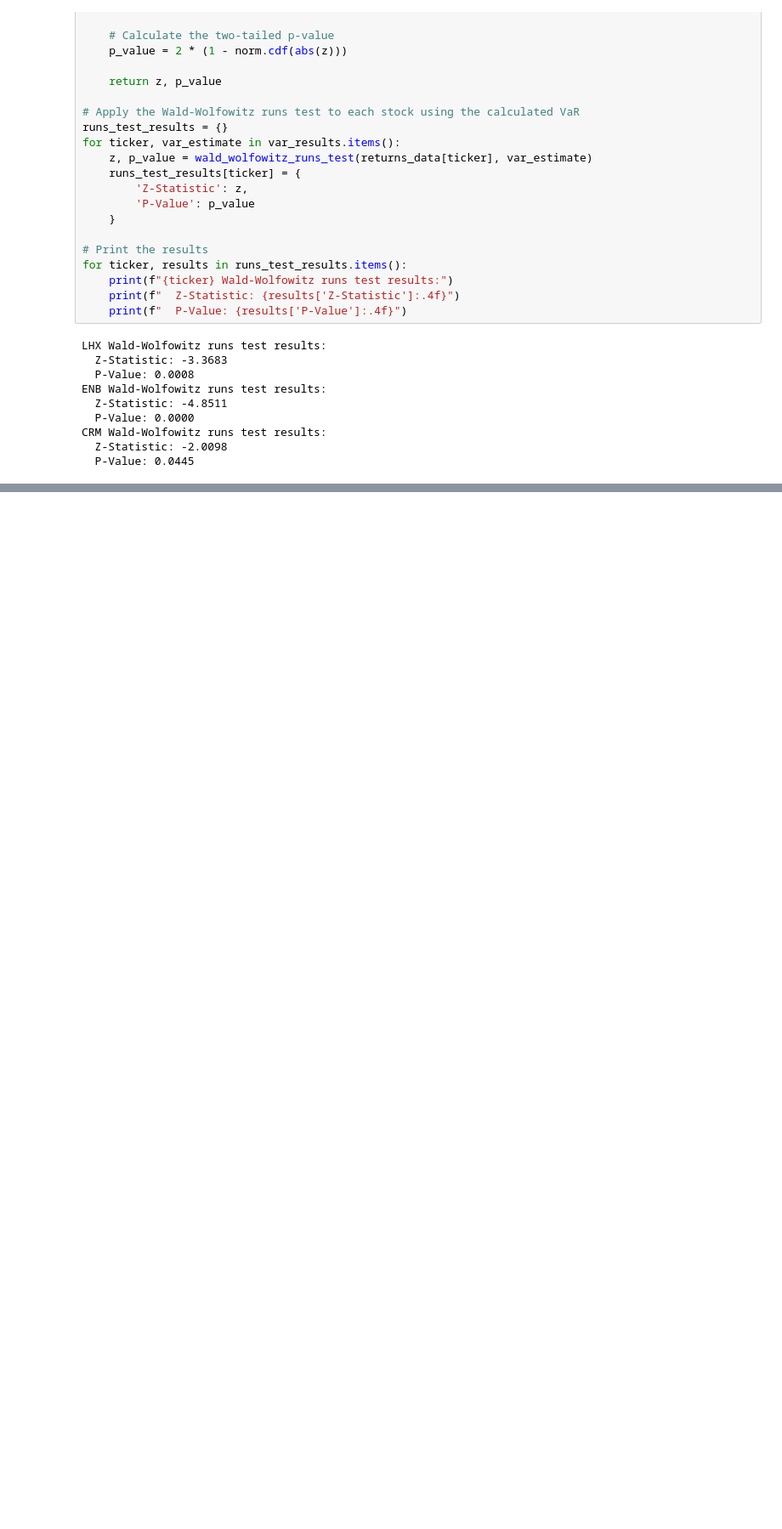
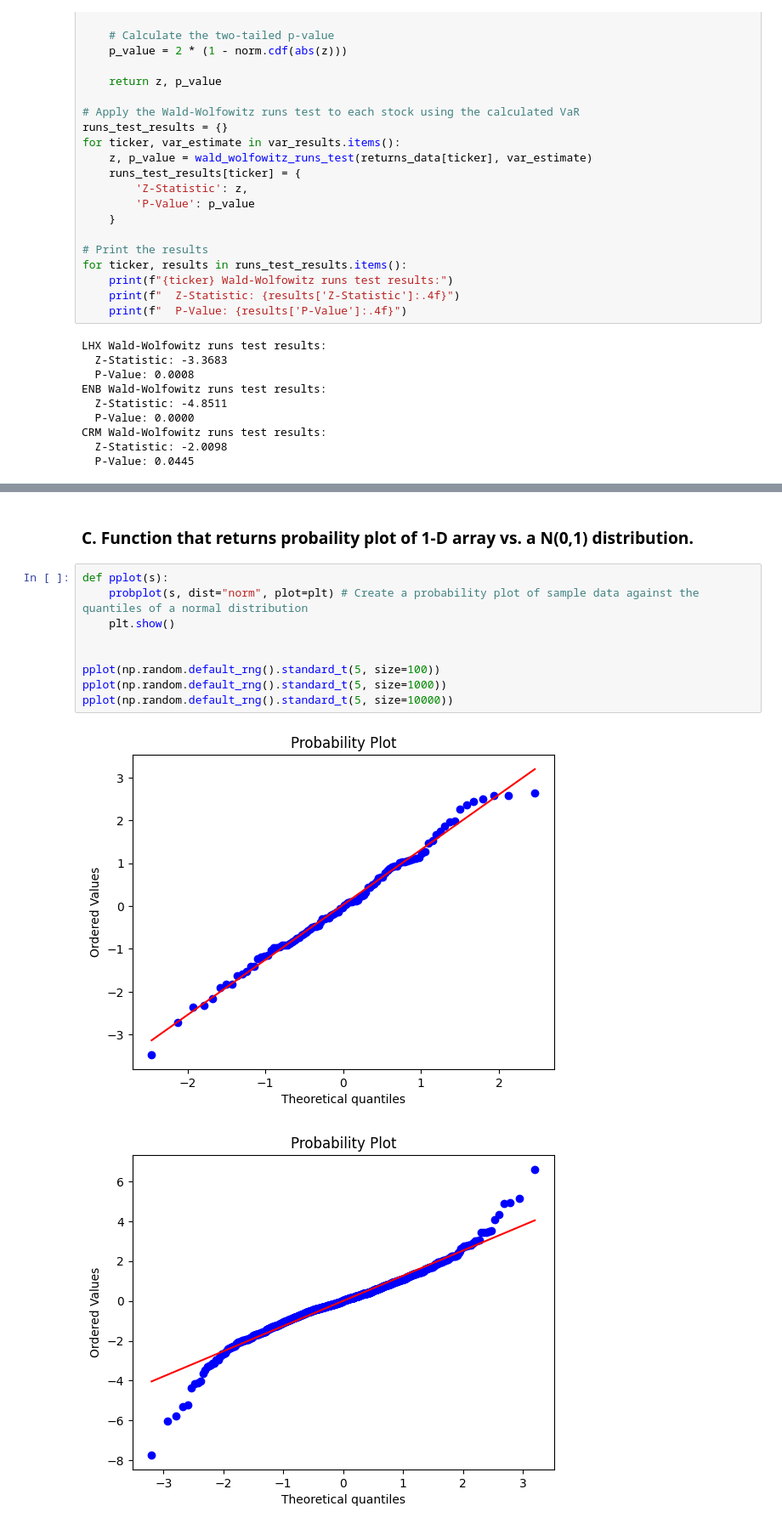
Before and after one commit to Cdenault12/Econo_Ass_1, a Jupyter notebook: Assignment1.ipynb, the cells around one changed output, grey strips where cells are left out. Shown at 85% size. Saved outputs shown, nothing was run; the diff lists cells and outputs as text; blank space fills up the shorter version.

```diff
--- a/Assignment1.ipynb
+++ b/Assignment1.ipynb
@@ -298,0 +353,14 @@ CRM Wald-Wolfowitz runs test results:
+# %% [markdown]
+<h3> C. Function that returns probaility plot of 1-D array vs. a N(0,1) distribution. </h3>
+# %%
+def pplot(s):
+    probplot(s, dist="norm", plot=plt) # Create a probability plot of sample data against the quantiles of a normal distribution
+    plt.show()
+
+
+pplot(np.random.default_rng().standard_t(5, size=100))
+pplot(np.random.default_rng().standard_t(5, size=1000))
+pplot(np.random.default_rng().standard_t(5, size=10000))
+# %% [output]
+[figure, added]
+[figure, added]
```
Also changed, not shown: parts of 18 cells of this notebook.
